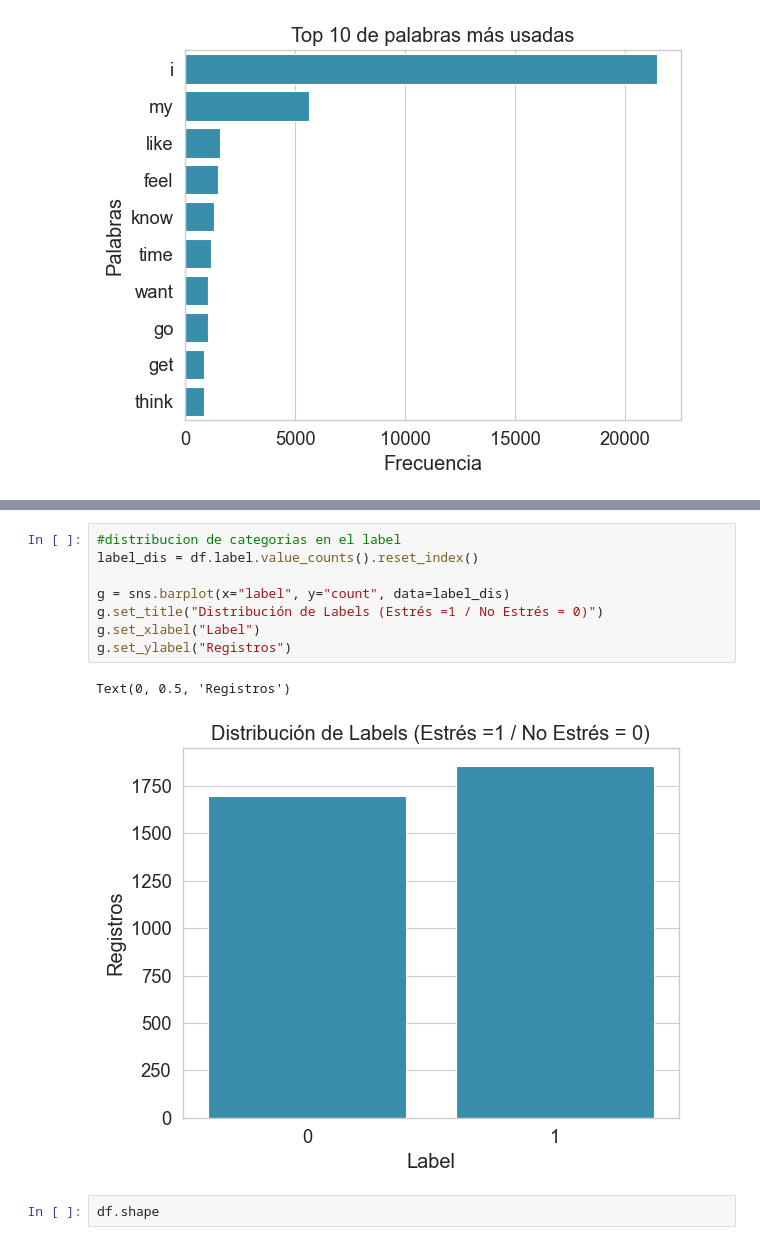
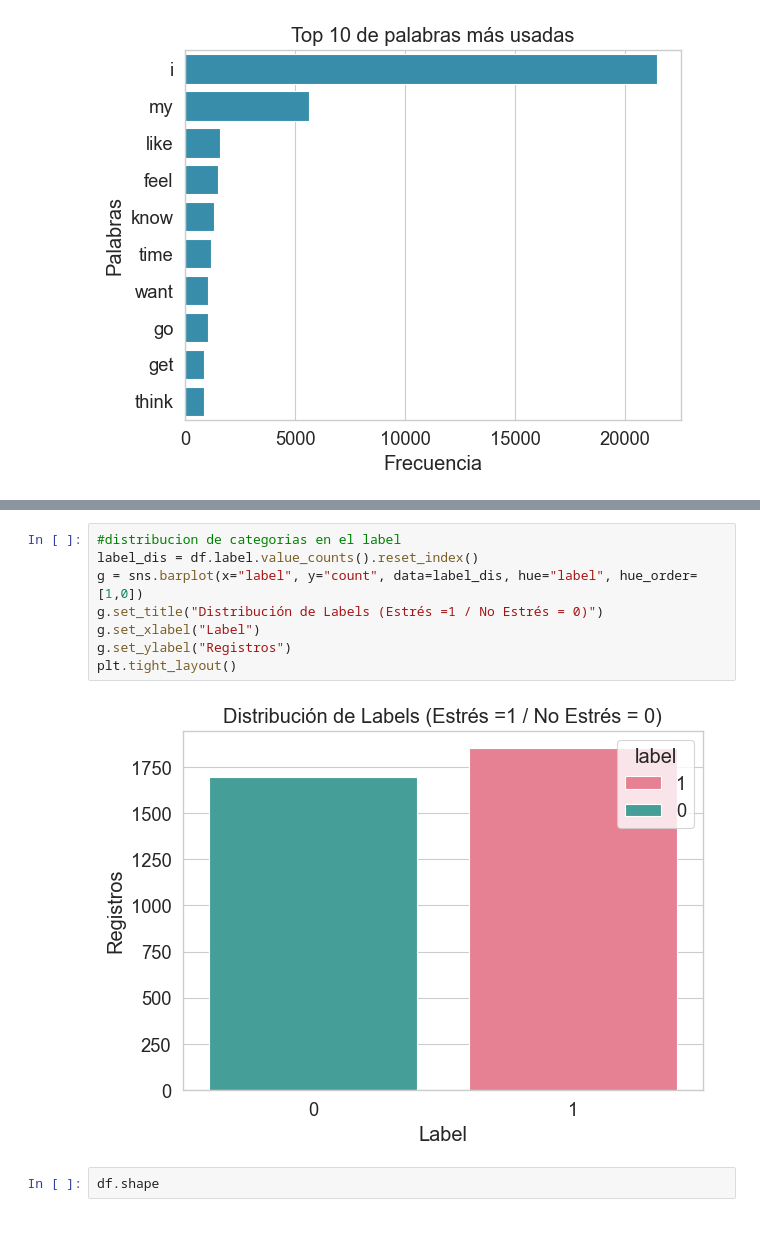
Before and after one commit to fjmoyao/depression_detection, a Jupyter notebook: src/1_Análisis Explorativo de Datos.ipynb, the cells around one changed output, grey strips where cells are left out. Drawn from its saved outputs; the diff is of its cells as text.

```diff
--- a/src/1_Análisis Explorativo de Datos.ipynb
+++ b/src/1_Análisis Explorativo de Datos.ipynb
@@ -129,14 +132,13 @@ g.set_ylabel("Frecuencia");
 # %%
 #distribucion de categorias en el label
 label_dis = df.label.value_counts().reset_index()
-
-g = sns.barplot(x="label", y="count", data=label_dis)
+g = sns.barplot(x="label", y="count", data=label_dis, hue="label", hue_order=[1,0])
 g.set_title("Distribución de Labels (Estrés =1 / No Estrés = 0)")
 g.set_xlabel("Label")
 g.set_ylabel("Registros")
+plt.tight_layout()
 # %% [output]
-Text(0, 0.5, 'Registros')
-[figure, old version]
+[figure, new version]
 # %%
 df.shape
 # %% [output]
```
Also changed, not shown: parts of 2 cells of this notebook, 1 other file.
